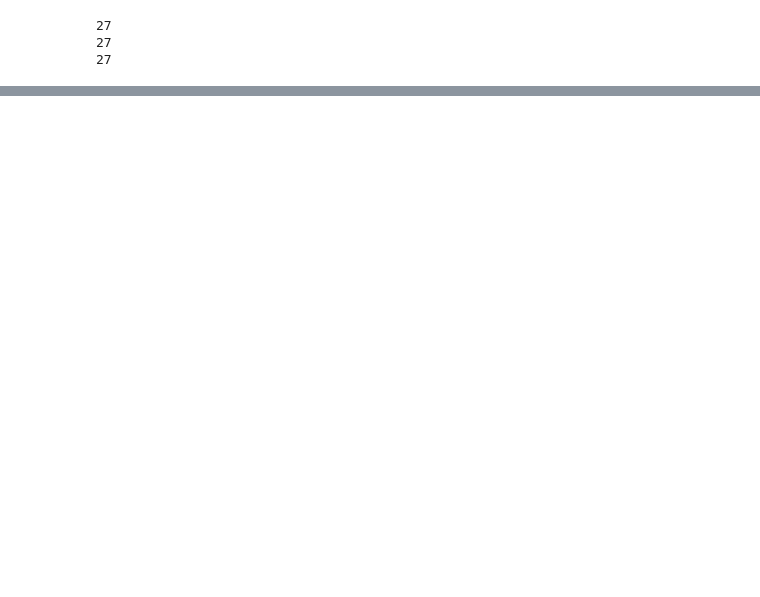
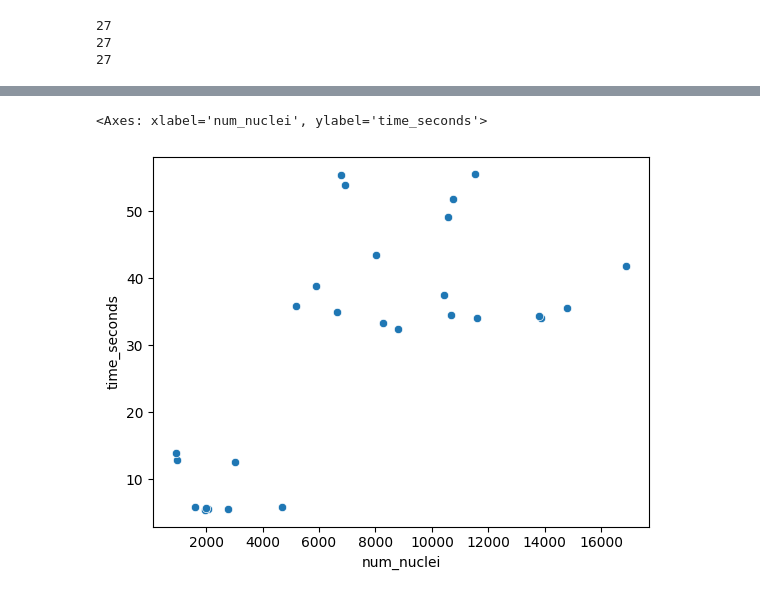
Before and after one commit to Shachi-Mittal-Lab/nuclear_segmentation, a Jupyter notebook: evaluation_pub/times_analysis.ipynb, the cells around one changed output, grey strips where cells are left out. Cells and saved outputs as stored; diff of their text form; code cells hidden in the pictures; blank space fills up the shorter version.

```diff
--- a/evaluation_pub/times_analysis.ipynb
+++ b/evaluation_pub/times_analysis.ipynb
@@ -59,0 +191,5 @@ ValueError: 2
+# %%
+sns.scatterplot(x=Mesmer_times_df['num_nuclei'], y=Mesmer_times_df['time_seconds'])
+# %% [output]
+<Axes: xlabel='num_nuclei', ylabel='time_seconds'>
+[figure, added]
```
Also changed, not shown: parts of 15 cells of this notebook, 7 other files.
